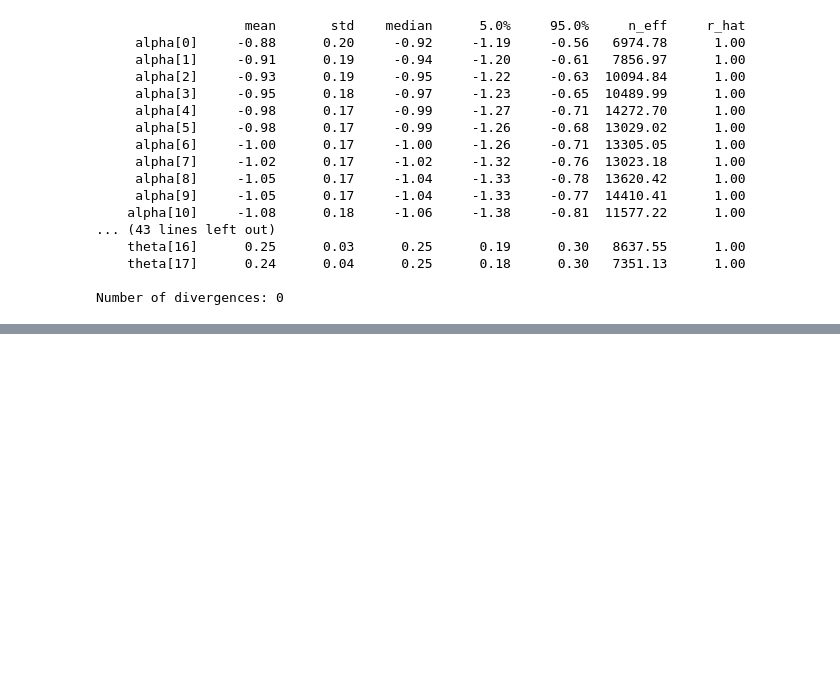
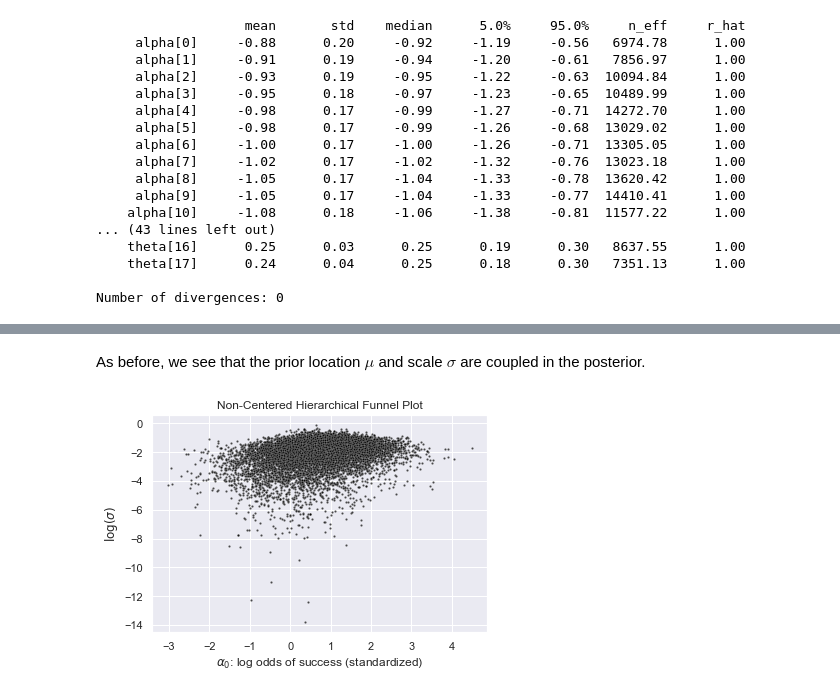
Before and after one commit to yongduek/lectures, a Jupyter notebook: esda/myworks/bball_1970.ipynb, the cells around one changed output, grey strips where cells are left out. Saved outputs shown, nothing was run; the diff lists cells and outputs as text; code cells hidden in the pictures; blank space fills up the shorter version.

```diff
--- a/esda/myworks/bball_1970.ipynb
+++ b/esda/myworks/bball_1970.ipynb
@@ -593,0 +605,11 @@ Number of divergences: 0
+# %% [markdown]
+As before, we see that the prior location $\mu$ and scale $\sigma$ are coupled in the posterior.
+# %%
+ax = sns.scatterplot(x=s['alpha_std'][:,0],
+                     y=jnp.log(s['sigma']),
+                     alpha=.7, s=5, color='#020202');
+ax.set(title='Non-Centered Hierarchical Funnel Plot',
+       xlabel='$\\alpha_0$: log odds of success (standardized)',
+       ylabel='$\\log(\\sigma)$');
+# %% [output]
+[figure, added]
```
Also changed, not shown: parts of 49 cells of this notebook, 1 other file.
